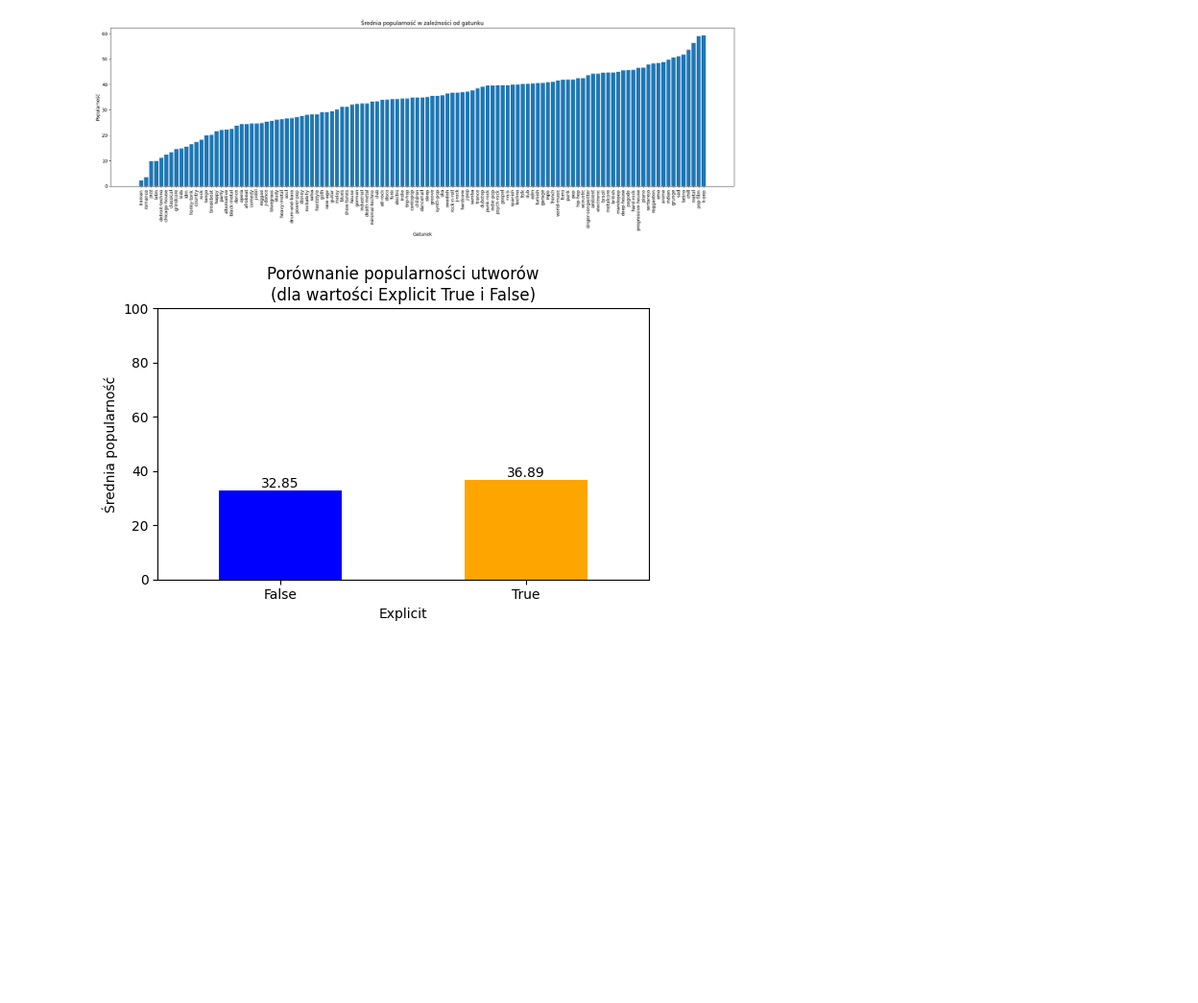
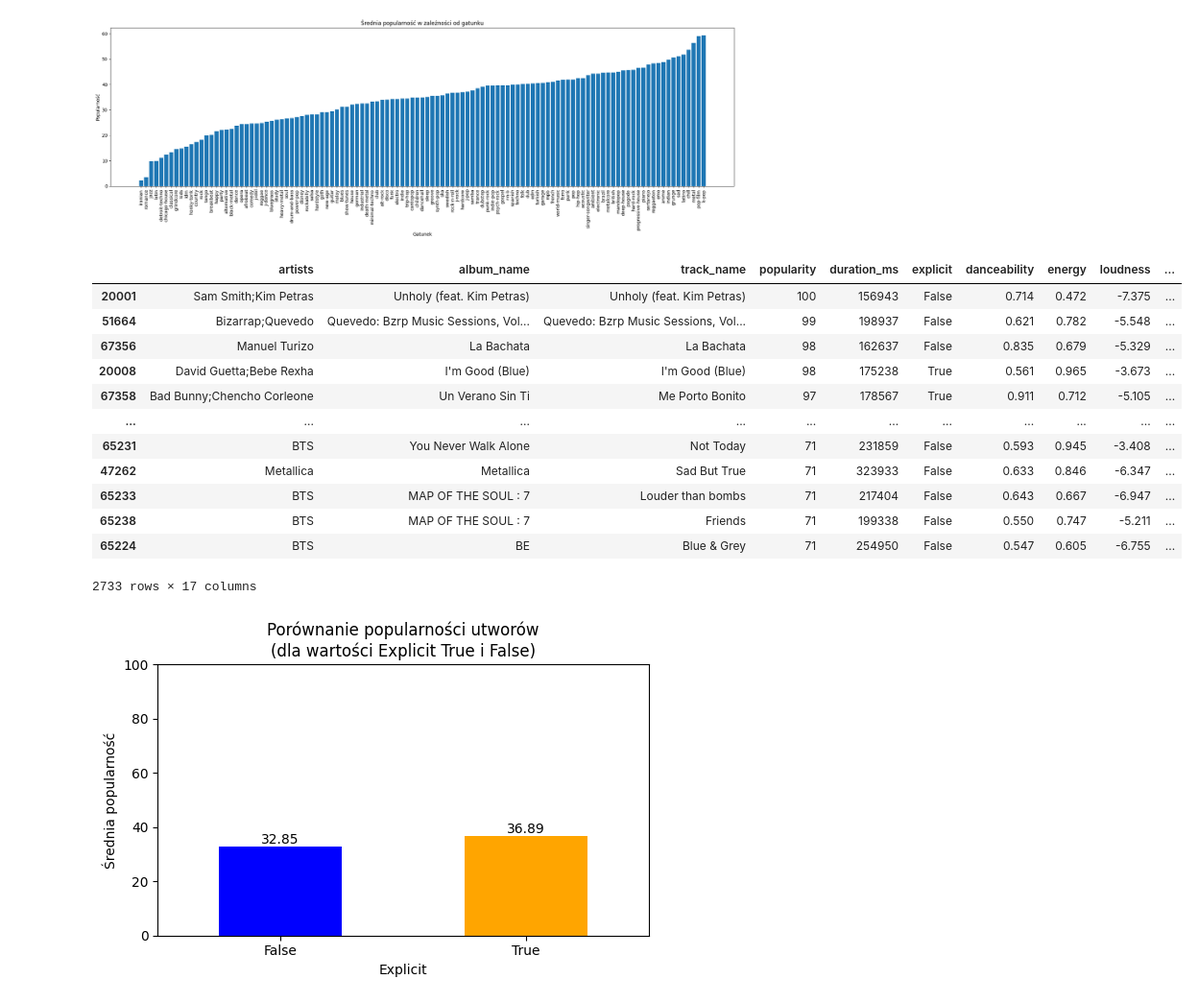
Before and after one commit to MarekPrzydanek/PythonProjekt, a Jupyter notebook: src/main.ipynb, the cells around one changed output. Shown: that part at 96% size. Cells and saved outputs as stored; diff of their text form; code cells hidden in the pictures; blank space fills up the shorter version.

```diff
--- a/src/main.ipynb
+++ b/src/main.ipynb
@@ -103,6 +104,24 @@ plt.show()
 [figure]
 # %%
 #Wykres popularności w zależności od statystyk (przeskalowanie, podział cech na grupy)
+
+popular_songs = df.query('popularity > 70')
+
+popular_songs = popular_songs['danceability']
+# %% [output]
+|  | artists | album_name | track_name | popularity | duration_ms | explicit | danceability | energy | loudness | ... |
+| 20001 | Sam Smith;Kim Petras | Unholy (feat. Kim Petras) | Unholy (feat. Kim Petras) | 100 | 156943 | False | 0.714 | 0.472 | -7.375 | ... |
+| 51664 | Bizarrap;Quevedo | Quevedo: Bzrp Music Sessions, Vol... | Quevedo: Bzrp Music Sessions, Vol... | 99 | 198937 | False | 0.621 | 0.782 | -5.548 | ... |
+| 67356 | Manuel Turizo | La Bachata | La Bachata | 98 | 162637 | False | 0.835 | 0.679 | -5.329 | ... |
+| 20008 | David Guetta;Bebe Rexha | I'm Good (Blue) | I'm Good (Blue) | 98 | 175238 | True | 0.561 | 0.965 | -3.673 | ... |
+| 67358 | Bad Bunny;Chencho Corleone | Un Verano Sin Ti | Me Porto Bonito | 97 | 178567 | True | 0.911 | 0.712 | -5.105 | ... |
+| ... | ... | ... | ... | ... | ... | ... | ... | ... | ... | ... |
+| 65231 | BTS | You Never Walk Alone | Not Today | 71 | 231859 | False | 0.593 | 0.945 | -3.408 | ... |
+| 47262 | Metallica | Metallica | Sad But True | 71 | 323933 | False | 0.633 | 0.846 | -6.347 | ... |
+| 65233 | BTS | MAP OF THE SOUL : 7 | Louder than bombs | 71 | 217404 | False | 0.643 | 0.667 | -6.947 | ... |
+| 65238 | BTS | MAP OF THE SOUL : 7 | Friends | 71 | 199338 | False | 0.550 | 0.747 | -5.211 | ... |
+| 65224 | BTS | BE | Blue & Grey | 71 | 254950 | False | 0.547 | 0.605 | -6.755 | ... |
+2733 rows × 17 columns
 # %%
 #W zależności od wartości explicit
 df = pd.DataFrame(data_p)
```
Also changed, not shown: parts of 7 cells of this notebook, 1 other file.
